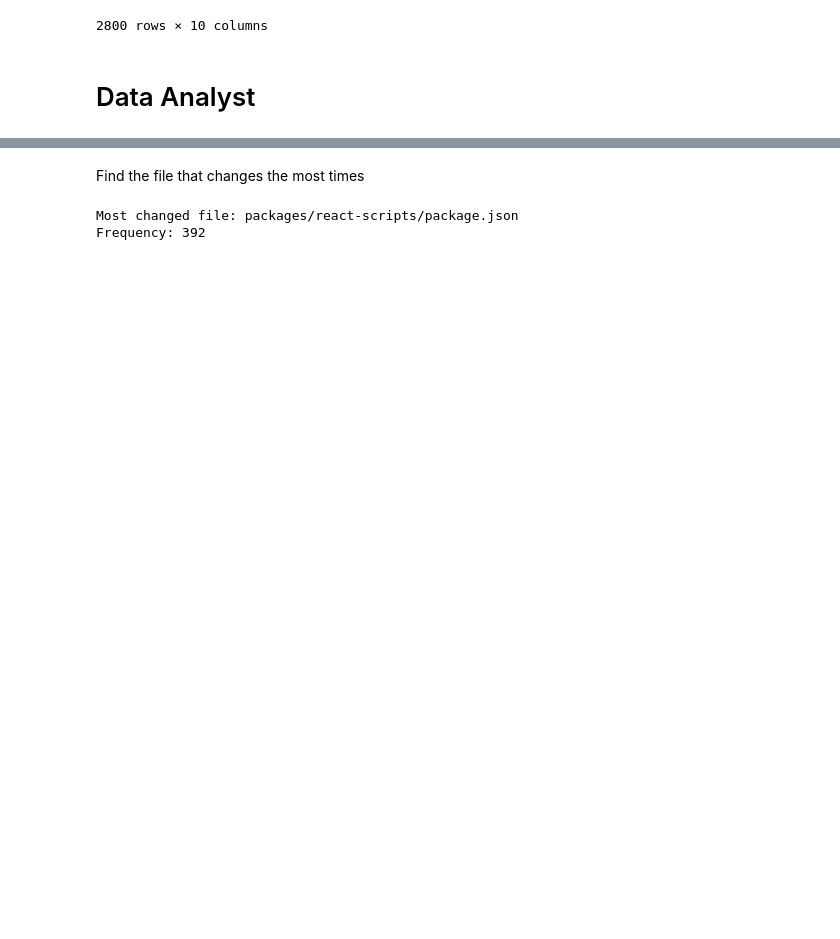
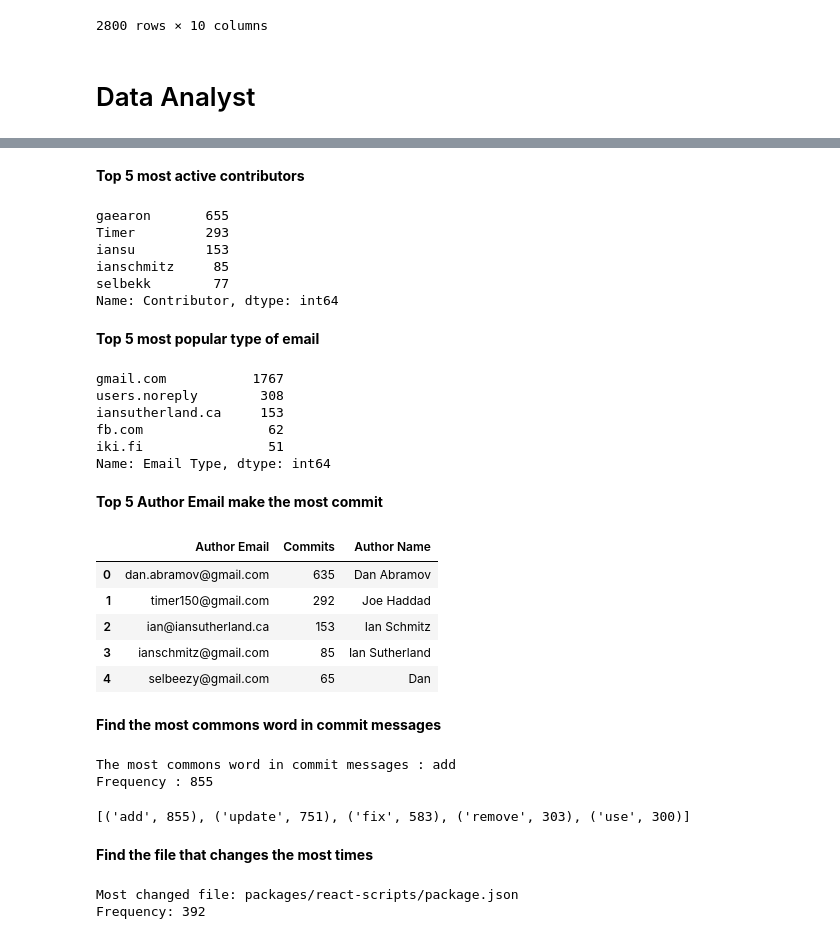
Before and after one commit to VinhPhamAI/Data-Analyst, a Jupyter notebook: Data_Analyst.ipynb, the cells around one changed output, grey strips where cells are left out. Drawn from its saved outputs; the diff is of its cells as text; code cells hidden in the pictures; blank space fills up the shorter version.

```diff
--- a/Data_Analyst.ipynb
+++ b/Data_Analyst.ipynb
@@ -161,5 +150,65 @@ What is the frequency of commits
+# %% [markdown]
+**Top 5 most active contributors**
+# %%
+contributors = df['Contributor'].value_counts()
+contributors.head(5)
+# %% [output]
+gaearon       655
+Timer         293
+iansu         153
+ianschmitz     85
+selbekk        77
+Name: Contributor, dtype: int64
+# %% [markdown]
+**Top 5 most popular type of email**
+# %%
+df["Email Type"] = df["Author Email"].str.extract(r'@(\w+\.\w+)')
+email_type_counts = df['Email Type'].value_counts()
+email_type_counts.head(5)
+# %% [output]
+gmail.com           1767
+users.noreply        308
+iansutherland.ca     153
+fb.com                62
+iki.fi                51
+Name: Email Type, dtype: int64
+# %% [markdown]
+**Top 5 Author Email make the most commit**
+# %%
+top_5_emails = df['Author Email'].value_counts().head(5)
+top_5_authors = df[df['Author Email'].isin(top_5_emails.index)]['Author Name'].unique()
+top_5_contributors = pd.DataFrame({'Author Email': top_5_emails.index, 'Commits': top_5_emails.values})
+top_5_contributors['Author Name'] = top_5_contributors['Author Email'].map(dict(zip(top_5_emails.index, top_5_authors)))
+top_5_contributors
+# %% [output]
+|  | Author Email | Commits | Author Name |
+| 0 | dan.abramov@gmail.com | 635 | Dan Abramov |
+| 1 | timer150@gmail.com | 292 | Joe Haddad |
+| 2 | ian@iansutherland.ca | 153 | Ian Schmitz |
+| 3 | ianschmitz@gmail.com | 85 | Ian Sutherland |
+| 4 | selbeezy@gmail.com | 65 | Dan |
+# %% [markdown]
+**Find the most commons word in commit messages**
+# %%
+from nltk.corpus import stopwords
+from collections import Counter
+commit_messages = ' '.join(df['Commit Message'].astype(str).values)
+tokens = nltk.word_tokenize(commit_messages)
+stop_words = set(stopwords.words('english'))
+filtered_tokens = [word.lower() for word in tokens if word.lower() not in stop_words and word.isalpha()]
+word_frequency = Counter(filtered_tokens)
+most_common_word = word_frequency.most_common()
+print ("The most commons word in commit messages : " + most_common_word[0][0])
+print ("Frequency : " + str(most_common_word[0][1]))
+# %% [output]
+The most commons word in commit messages : add
+Frequency : 855
+# %%
+word_frequency.most_common(5)
+# %% [output]
+[('add', 855), ('update', 751), ('fix', 583), ('remove', 303), ('use', 300)]
 # %% [markdown]
-Find the file that changes the most times
+**Find the file that changes the most times**
 # %%
 df_exploded = df.explode('Files Changed')
 
```
Also changed, not shown: parts of 32 cells of this notebook.
